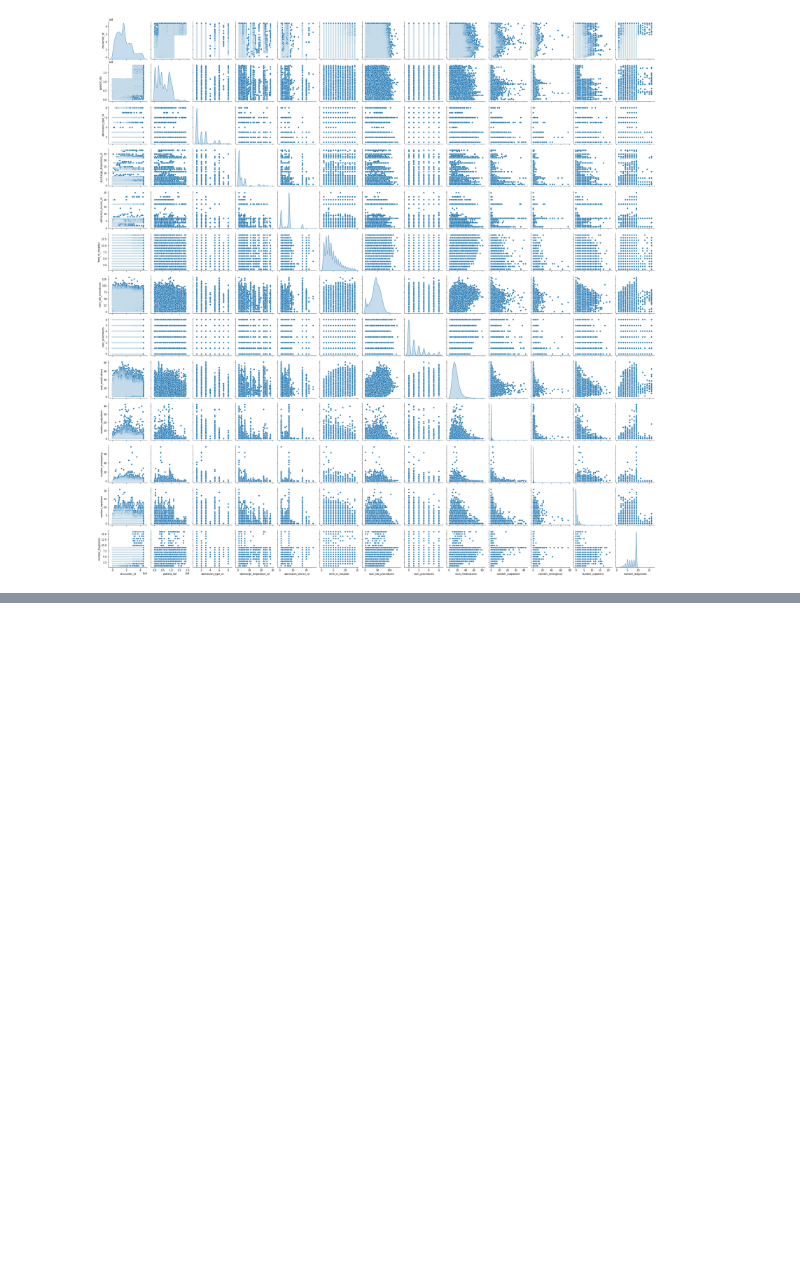
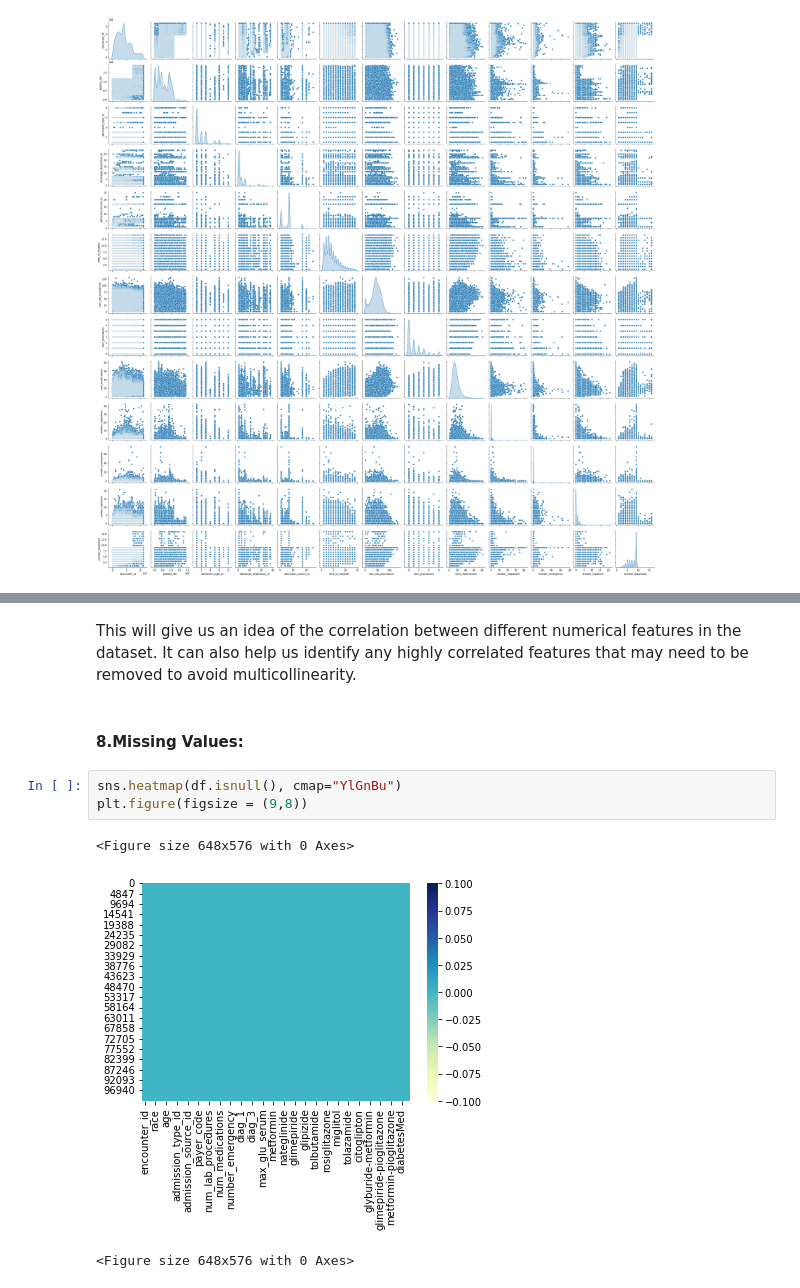
Before and after one commit to ranga-godhandaraman/diabeties-readmission, a Jupyter notebook: Group-7 Capstone Project.ipynb, the cells around one changed output, grey strips where cells are left out. Cells and saved outputs as stored; diff of their text form; blank space fills up the shorter version.

```diff
--- a/Group-7 Capstone Project.ipynb
+++ b/Group-7 Capstone Project.ipynb
@@ -206,0 +295,11 @@ sns.pairplot(df,diag_kind='kde')
+# %% [markdown]
+This will give us an idea of the correlation between different numerical features in the dataset. It can also help us identify any highly correlated features that may need to be removed to avoid multicollinearity.
+# %% [markdown]
+#### 8.Missing Values:
+# %%
+sns.heatmap(df.isnull(), cmap="YlGnBu")
+plt.figure(figsize = (9,8))
+# %% [output]
+<Figure size 648x576 with 0 Axes>
+[figure, added]
+<Figure size 648x576 with 0 Axes>
```
Also changed, not shown: parts of 22 cells of this notebook.
